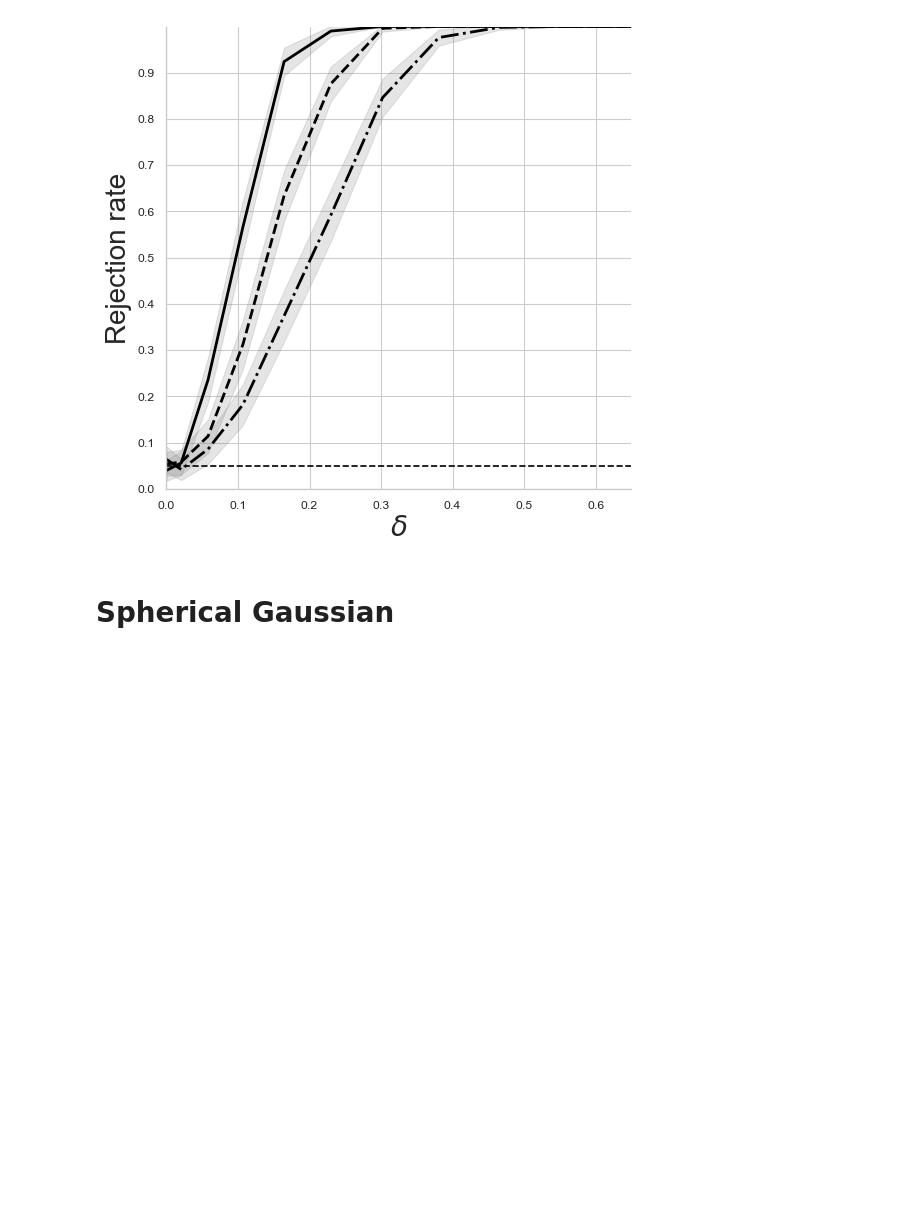
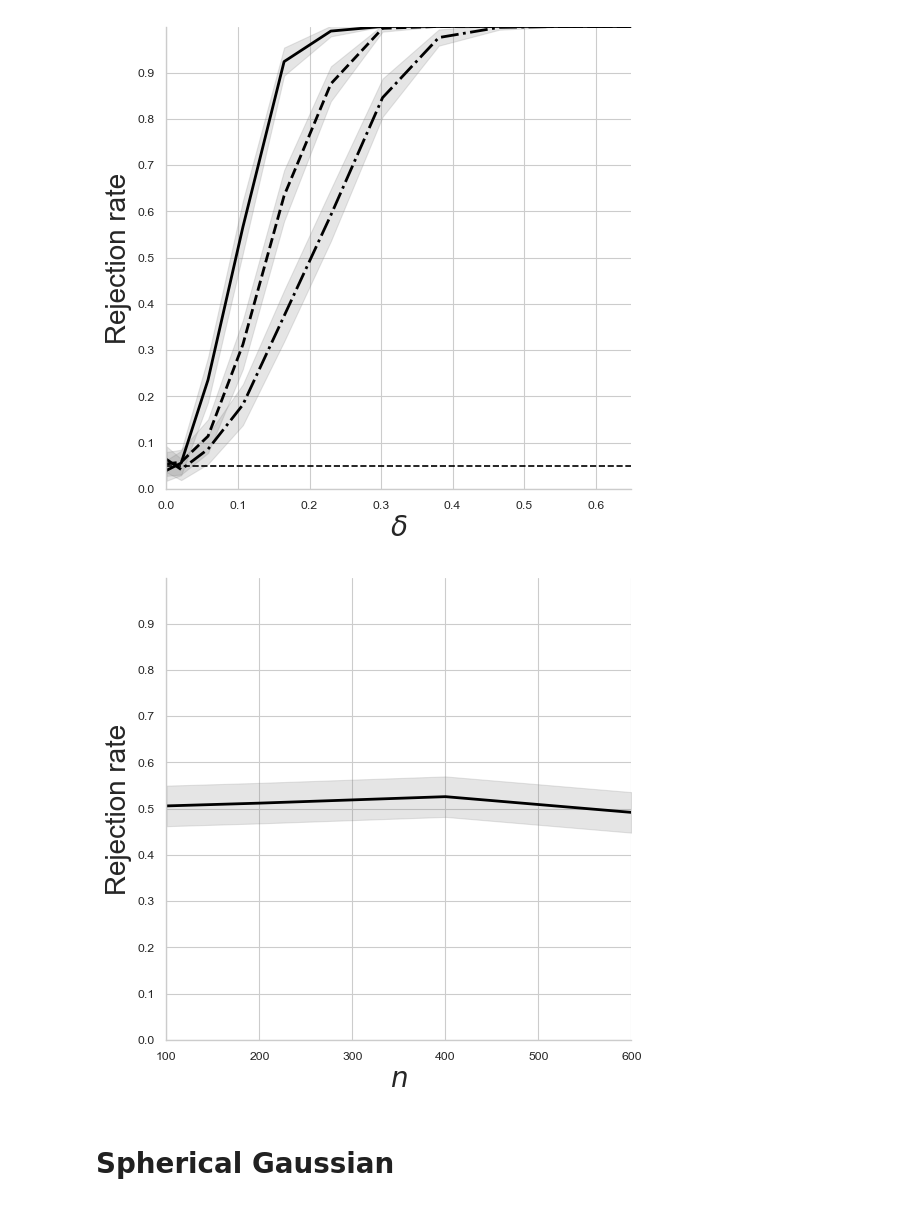
Before and after one commit to matthieubulte/meantesting, a Jupyter notebook: experiments.ipynb, the cells around one changed output. Saved outputs shown, nothing was run; the diff lists cells and outputs as text; code cells hidden in the pictures; blank space fills up the shorter version.

Commit message:
New plots

```diff
--- a/experiments.ipynb
+++ b/experiments.ipynb
@@ -163,3 +171,7 @@ plotting.plot_sizes("sim_results/book", mc_repeats, out="./plots/booklet_size.pd
+# %%
+plotting.plot_power("sim_results/book", mc_repeats, out="./plots/booklet_power.pdf")
+# %% [output]
+[figure, added]
 # %% [markdown]
 # Spherical Gaussian
 # %%
```
Also changed, not shown: parts of 9 cells of this notebook, 9 other files.
